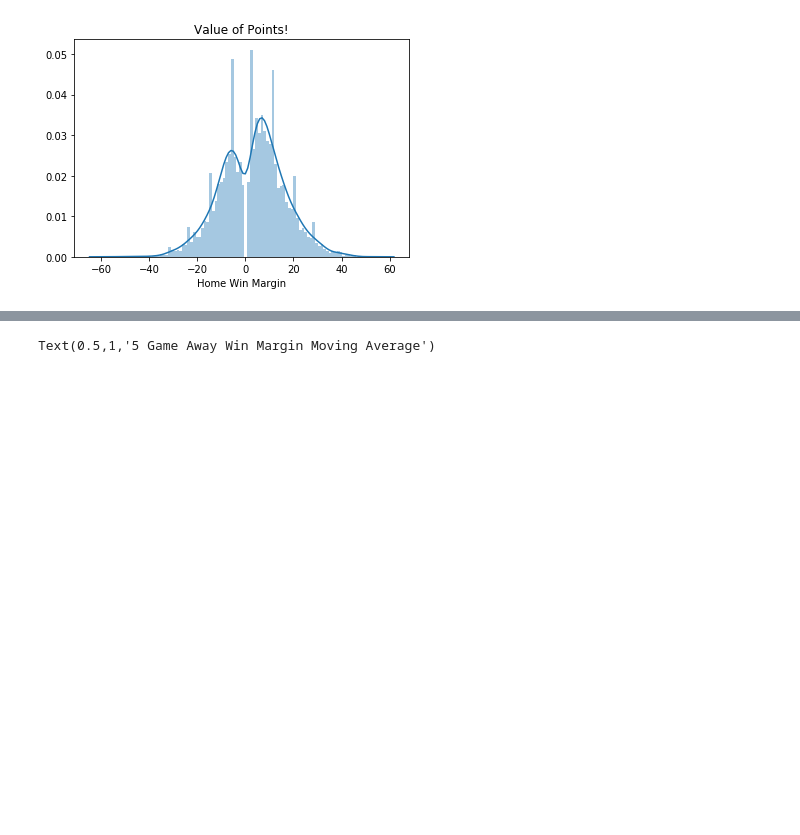
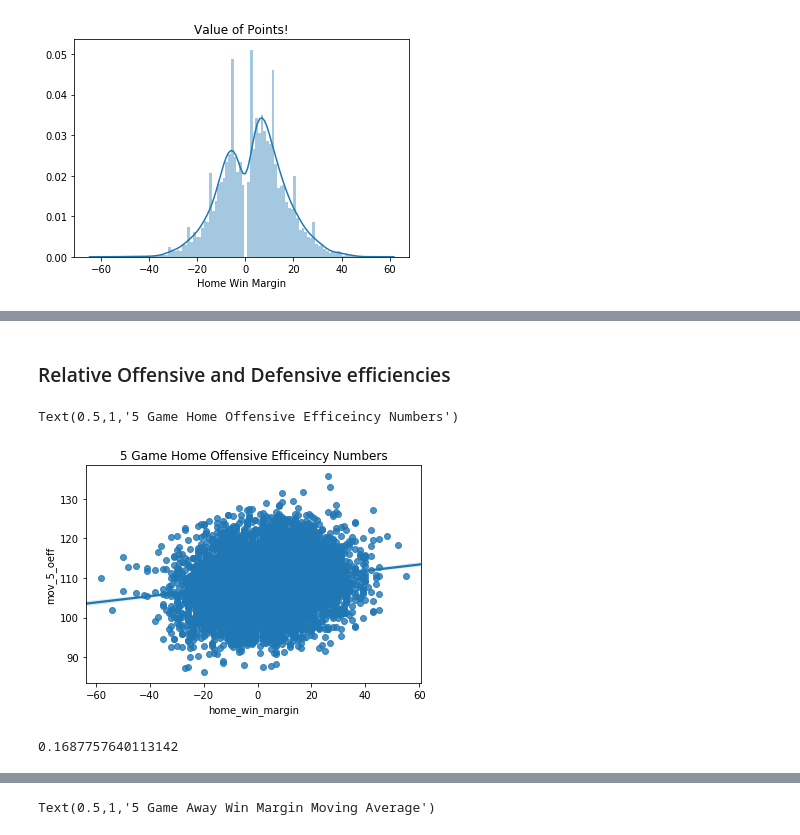
Before and after one commit to bryanco1966/Sports-Modeling, a Jupyter notebook: NBA_feature engineering.ipynb, the cells around one changed output, grey strips where cells are left out. Cells and saved outputs as stored; diff of their text form; code cells hidden in the pictures; blank space fills up the shorter version.

```diff
--- a/NBA_feature engineering.ipynb
+++ b/NBA_feature engineering.ipynb
@@ -170,0 +220,14 @@ Name: cover, Length: 118, dtype: float64
+# %% [markdown]
+### Relative Offensive and Defensive efficiencies
+# %%
+
+plt.gcf()
+sns.regplot(nba.home_win_margin, nba.mov_5_oeff)
+plt.title("5 Game Home Offensive Efficeincy Numbers")
+# %% [output]
+Text(0.5,1,'5 Game Home Offensive Efficeincy Numbers')
+[figure, added]
+# %%
+nba.home_win_margin.corr(nba.mov_5_oeff)
+# %% [output]
+0.1687757640113142
```
Also changed, not shown: parts of 61 cells of this notebook, 5 other files.
